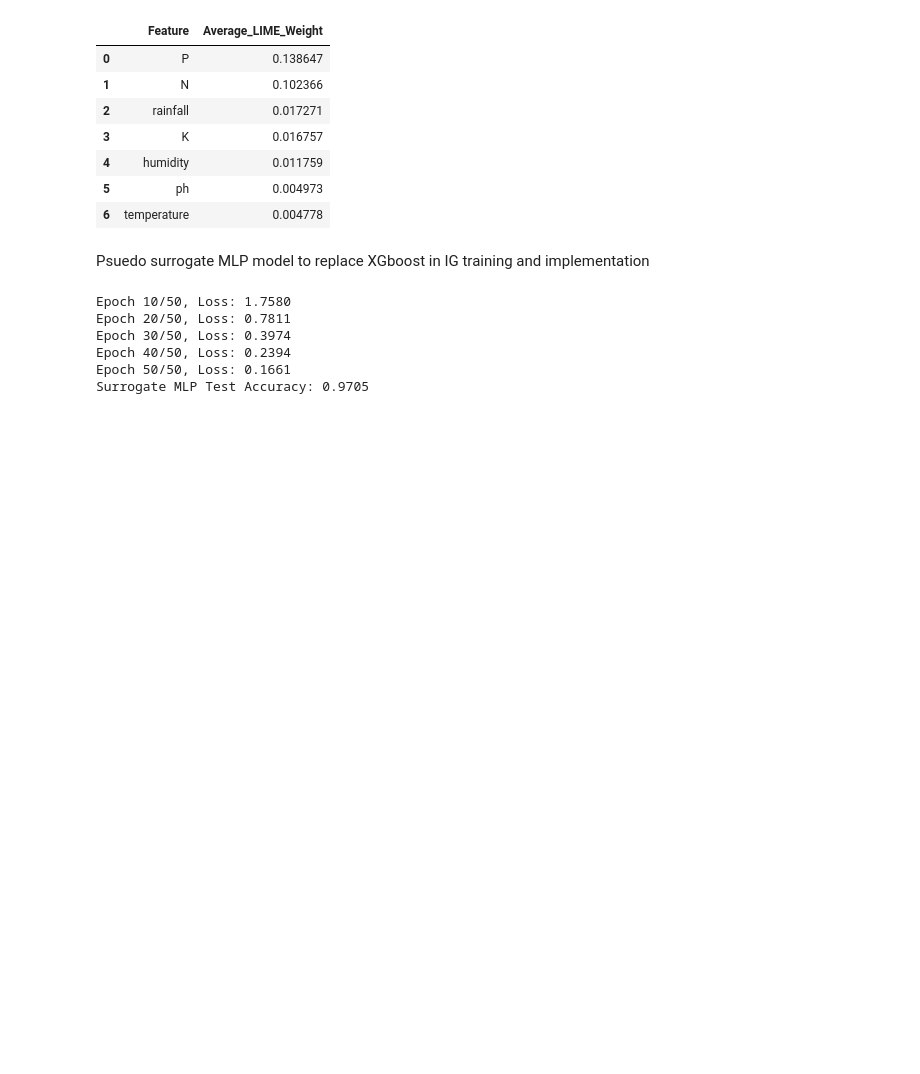
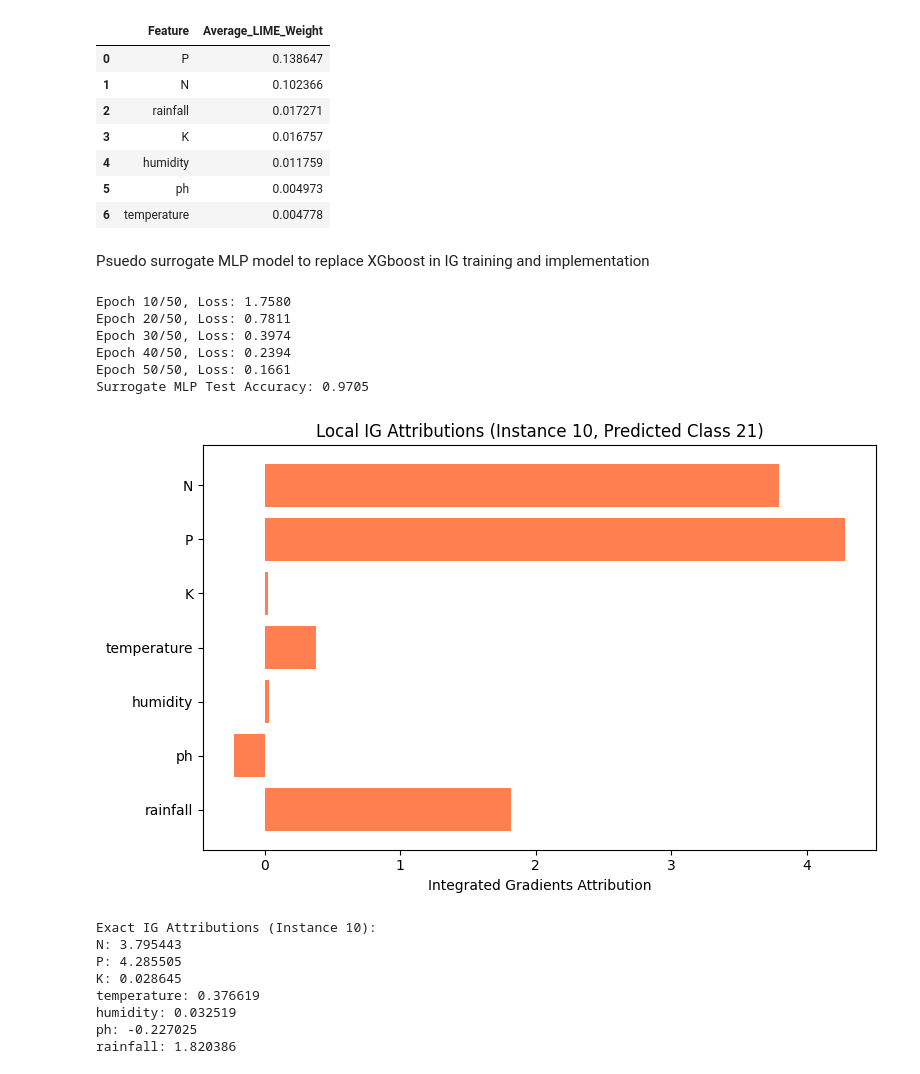
Before and after one commit to priyanshupriyank04/research_paper_project, a Jupyter notebook: research.ipynb, the cells around one changed output. Saved outputs shown, nothing was run; the diff lists cells and outputs as text; code cells hidden in the pictures; blank space fills up the shorter version.

```diff
--- a/research.ipynb
+++ b/research.ipynb
@@ -535,3 +535,81 @@ Epoch 30/50, Loss: 0.3974
 Epoch 40/50, Loss: 0.2394
 Epoch 50/50, Loss: 0.1661
 Surrogate MLP Test Accuracy: 0.9705
+# %%
+import torch
+import numpy as np
+import matplotlib.pyplot as plt
+
+# --- Integrated Gradients Function ---
+def integrated_gradients(model, input_tensor, target_class, baseline=None, steps=50):
+    """
+    Compute Integrated Gradients for a single input and target class.
+
+    Args:
+        model: Trained PyTorch model (mlp_model).
+        input_tensor: Tensor of shape (1, num_features) for the instance.
+        target_class: Target class index for which to compute attribution.
+        baseline: Baseline tensor of same shape as input (default: zeros).
+        steps: Number of interpolation steps between baseline and input.
+
+    Returns:
+        attributions: Tensor of shape (num_features,) with feature attributions.
+    """
+    model.eval()
+
+    if baseline is None:
+        baseline = torch.zeros_like(input_tensor)
+
+    # Scale inputs from baseline to actual input
+    scaled_inputs = [baseline + (float(i) / steps) * (input_tensor - baseline) for i in range(steps + 1)]
+    scaled_inputs = torch.cat(scaled_inputs, dim=0)  # shape: (steps+1, num_features)
+
+    scaled_inputs.requires_grad = True
+
+    # Forward pass for all scaled inputs
+    outputs = model(scaled_inputs)
+    target_outputs = outputs[:, target_class]
+
+    # Compute gradients
+    grads = torch.autograd.grad(torch.sum(target_outputs), scaled_inputs)[0]
+
+    # Average gradients (exclude the baseline step)
+    avg_grads = grads[:-1].mean(dim=0)
+
+    # Integrated Gradients: (input - baseline) * average gradient
+    attributions = (input_tensor - baseline).squeeze() * avg_grads
+
+    return attributions.detach().cpu().numpy()
+
+# --- Select instance for IG (index 10, same as SHAP and LIME) ---
+instance_idx = 10
+instance = X_test_tensor[instance_idx].unsqueeze(0)  # shape (1, num_features)
+pred_class = torch.argmax(mlp_model(instance), dim=1).item()
+
+# Compute Integrated Gradients for this instance
+ig_attributions = integrated_gradients(mlp_model, instance, target_class=pred_class)
+
+# --- Visualize feature attributions ---
+feature_names = ['N', 'P', 'K', 'temperature', 'humidity', 'ph', 'rainfall']
+plt.figure(figsize=(8, 5))
+plt.barh(feature_names, ig_attributions, color='coral')
+plt.gca().invert_yaxis()
+plt.xlabel("Integrated Gradients Attribution")
+plt.title(f"Local IG Attributions (Instance {instance_idx}, Predicted Class {pred_class})")
+plt.tight_layout()
+plt.show()
+
+# Print exact attribution values
+print("\nExact IG Attributions (Instance 10):")
+for feature, value in zip(feature_names, ig_attributions):
+    print(f"{feature}: {value:.6f}")
+# %% [output]
+[figure, added]
+Exact IG Attributions (Instance 10):
+N: 3.795443
+P: 4.285505
+K: 0.028645
+temperature: 0.376619
+humidity: 0.032519
+ph: -0.227025
+rainfall: 1.820386
```
Also changed, not shown: parts of 2 cells of this notebook.
